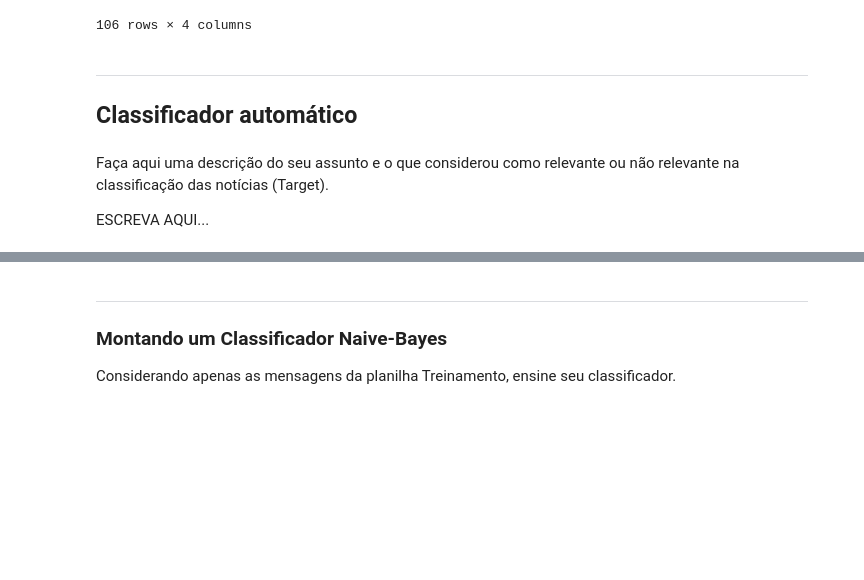
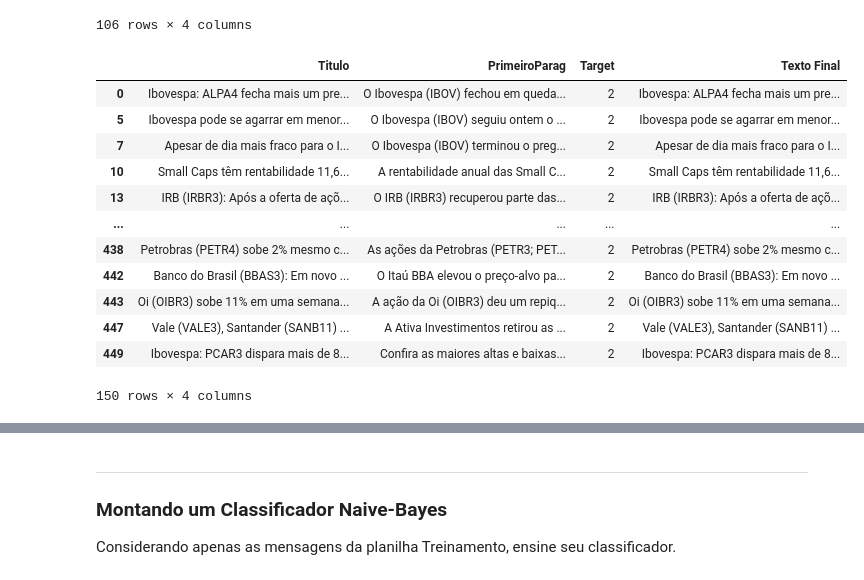
Before and after one commit to insper-classroom/22-2a-cd-p1-grupo_anandajgc, a Jupyter notebook: classificador.ipynb, the cells around one changed output, grey strips where cells are left out. Cells and saved outputs as stored; diff of their text form; code cells hidden in the pictures; blank space fills up the shorter version.

Commit message:
P1 - parte 5 e 6

```diff
--- a/classificador.ipynb
+++ b/classificador.ipynb
@@ -151,10 +240,20 @@ test2
 | 291 | Mineradoras e siderúrgicas engata... | As ações de mineradoras e siderúr... | 2 | Mineradoras e siderúrgicas engata... |
 | 296 | Ambev (ABEV3) está com desconto d... | A Ambev (ABEV3) está com desconto... | 2 | Ambev (ABEV3) está com desconto d... |
 106 rows × 4 columns
-# %% [markdown]
-___
-## Classificador automático
-# %% [markdown]
-Faça aqui uma descrição do seu assunto e o que considerou como relevante ou não relevante na classificação das notícias (Target).
-
-ESCREVA AQUI...
+# %%
+train2 = train.loc[train['Target'] == 2,:]
+train2
+# %% [output]
+|  | Titulo | PrimeiroParag | Target | Texto Final |
+| 0 | Ibovespa: ALPA4 fecha mais um pre... | O Ibovespa (IBOV) fechou em queda... | 2 | Ibovespa: ALPA4 fecha mais um pre... |
+| 5 | Ibovespa pode se agarrar em menor... | O Ibovespa (IBOV) seguiu ontem o ... | 2 | Ibovespa pode se agarrar em menor... |
+| 7 | Apesar de dia mais fraco para o I... | O Ibovespa (IBOV) terminou o preg... | 2 | Apesar de dia mais fraco para o I... |
+| 10 | Small Caps têm rentabilidade 11,6... | A rentabilidade anual das Small C... | 2 | Small Caps têm rentabilidade 11,6... |
+| 13 | IRB (IRBR3): Após a oferta de açõ... | O IRB (IRBR3) recuperou parte das... | 2 | IRB (IRBR3): Após a oferta de açõ... |
+| ... | ... | ... | ... | ... |
+| 438 | Petrobras (PETR4) sobe 2% mesmo c... | As ações da Petrobras (PETR3; PET... | 2 | Petrobras (PETR4) sobe 2% mesmo c... |
+| 442 | Banco do Brasil (BBAS3): Em novo ... | O Itaú BBA elevou o preço-alvo pa... | 2 | Banco do Brasil (BBAS3): Em novo ... |
+| 443 | Oi (OIBR3) sobe 11% em uma semana... | A ação da Oi (OIBR3) deu um repiq... | 2 | Oi (OIBR3) sobe 11% em uma semana... |
+| 447 | Vale (VALE3), Santander (SANB11) ... | A Ativa Investimentos retirou as ... | 2 | Vale (VALE3), Santander (SANB11) ... |
+| 449 | Ibovespa: PCAR3 dispara mais de 8... | Confira as maiores altas e baixas... | 2 | Ibovespa: PCAR3 dispara mais de 8... |
+150 rows × 4 columns
```
Also changed, not shown: parts of 24 cells of this notebook.
